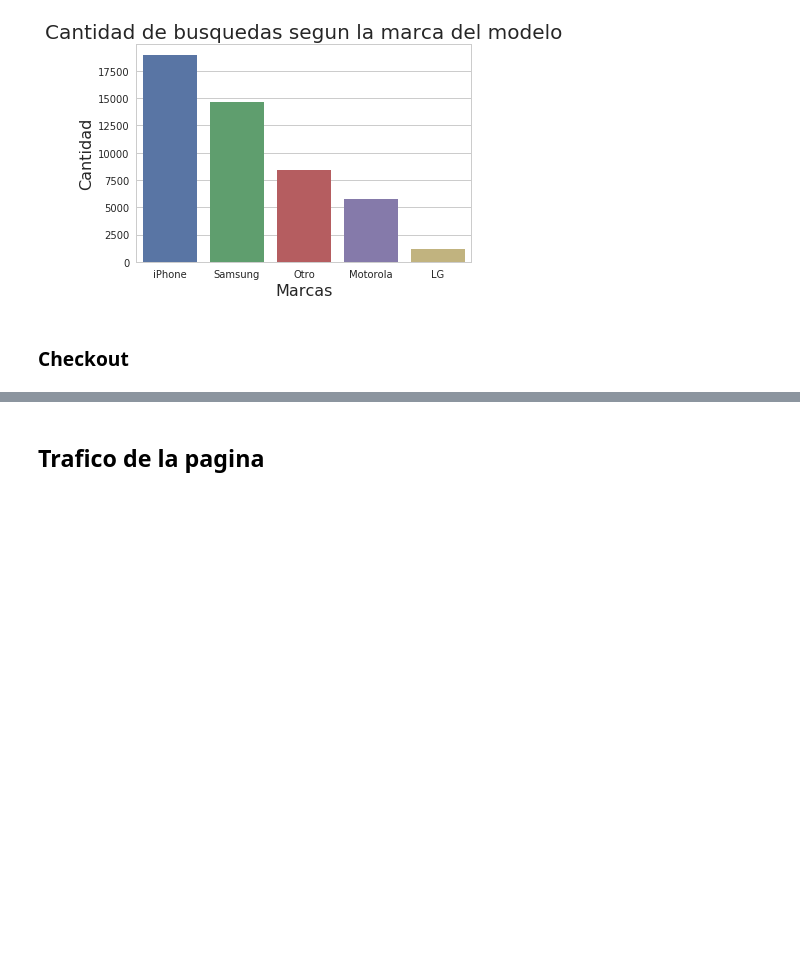
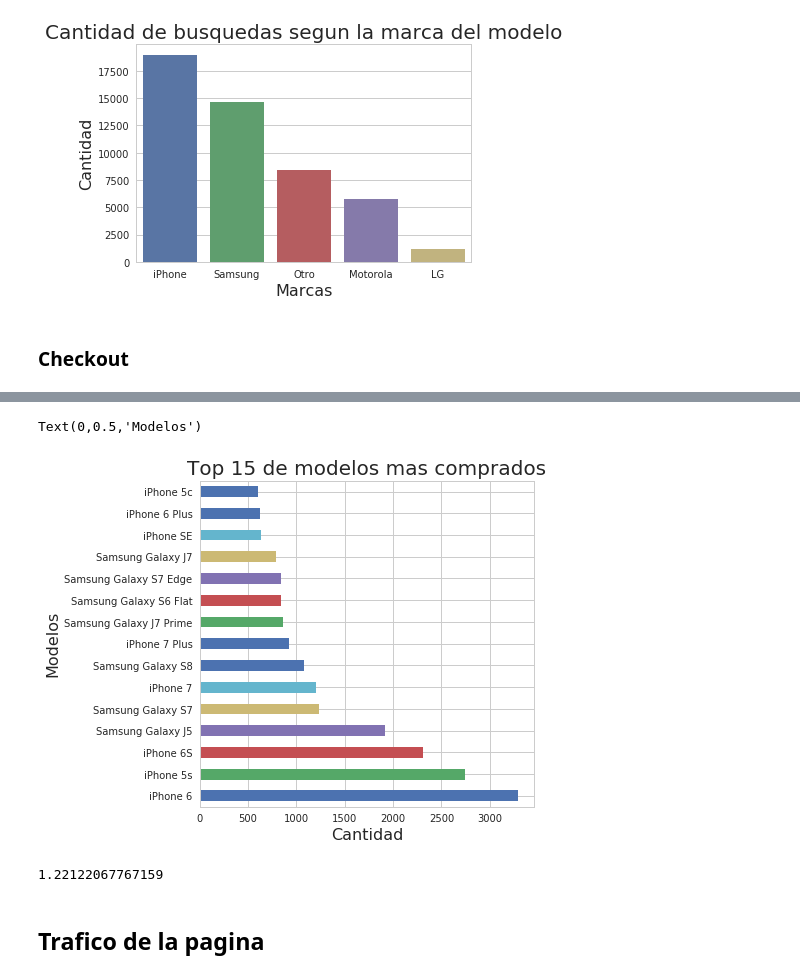
Before and after one commit to jowisaidman/tp1_analisis_exploratorio, a Jupyter notebook: AnalisisExploratorio.ipynb, the cells around one changed output, grey strips where cells are left out. Drawn from its saved outputs; the diff is of its cells as text; code cells hidden in the pictures; blank space fills up the shorter version.

```diff
--- a/AnalisisExploratorio.ipynb
+++ b/AnalisisExploratorio.ipynb
@@ -199,0 +227,11 @@ Text(0,0.5,'Cantidad')
+# %%
+compras = checkout['model'].value_counts().head(15)
+g = plt.subplots(figsize = (6,6))
+g = compras.plot(kind = 'barh')
+g.set_title('Top 15 de modelos mas comprados',fontsize = 20)
+g.set_xlabel('Cantidad',fontsize = 16)
+g.set_ylabel('Modelos',fontsize = 16) #Estaria bueno superponer este grafico con el otro para compara el ranking de busqueda contra compra
+                                      #y sacar conclusiones
+# %% [output]
+Text(0,0.5,'Modelos')
+[figure, added]
@@ -199,0 +240,6 @@ Text(0,0.5,'Cantidad')
+# %%
+checkout['person'].value_counts().mean() #en promedio la persona que compro una ves no esta volviendo a comprar, se esta haciendo
+                                         #poca publicidad sobre la gente que ya compro? Estan quedando satisfechos con el servicio?
+#se podria hacer un grafico de la cantidad de personas que compraron 1,2,3...,n veces
+# %% [output]
+1.22122067767159
```
Also changed, not shown: parts of 4 cells of this notebook.
